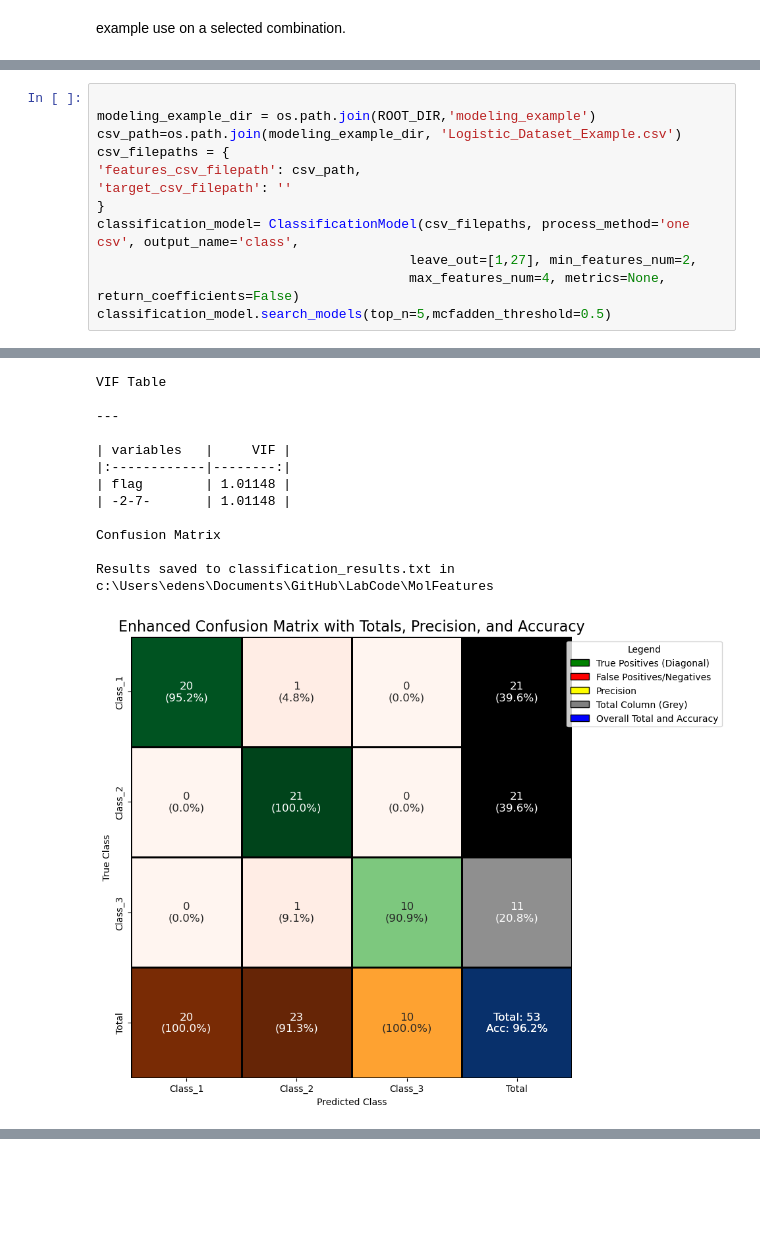
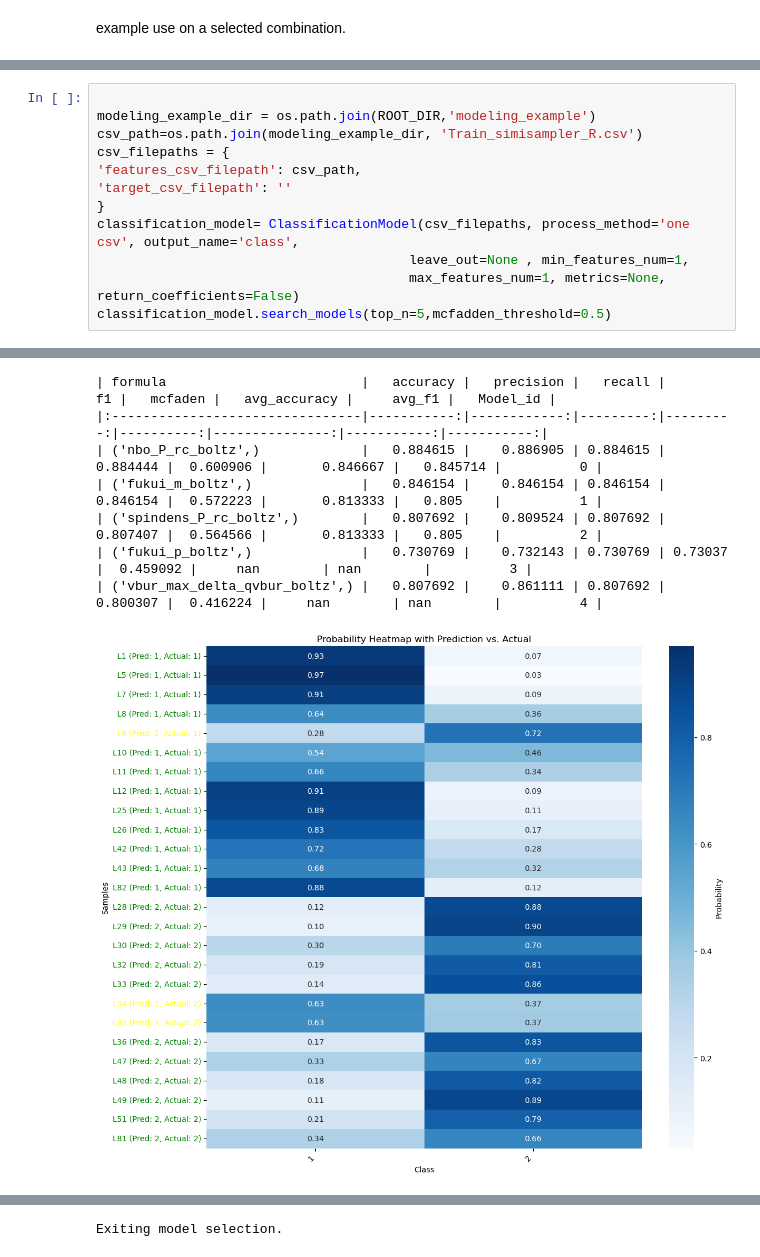
Before and after one commit to edenspec2/labcode_updated, a Jupyter notebook: Getting started with examples/Practical_Notebook_Modeling.ipynb, the cells around one changed output, grey strips where cells are left out. Drawn from its saved outputs; the diff is of its cells as text; blank space fills up the shorter version.

```diff
--- a/Getting started with examples/Practical_Notebook_Modeling.ipynb
+++ b/Getting started with examples/Practical_Notebook_Modeling.ipynb
@@ -91,13 +104,13 @@ Error during model fitting/prediction: 'predictions'
 # %%
 
 modeling_example_dir = os.path.join(ROOT_DIR,'modeling_example')
-csv_path=os.path.join(modeling_example_dir, 'Logistic_Dataset_Example.csv')
+csv_path=os.path.join(modeling_example_dir, 'Train_simisampler_R.csv')
 csv_filepaths = {
 'features_csv_filepath': csv_path,
 'target_csv_filepath': ''
 }
 classification_model= ClassificationModel(csv_filepaths, process_method='one csv', output_name='class',
-                                        leave_out=[1,27], min_features_num=2,
-                                        max_features_num=4, metrics=None, return_coefficients=False)
+                                        leave_out=None , min_features_num=1,
+                                        max_features_num=1, metrics=None, return_coefficients=False)
 classification_model.search_models(top_n=5,mcfadden_threshold=0.5)
 # %% [output]
@@ -129,13 +133,8 @@ Checking VIF values:
-VIF Table
-
----
-
-| variables   |     VIF |
-|:------------|--------:|
-| flag        | 1.01148 |
-| -2-7-       | 1.01148 |
-
-Confusion Matrix
-
-Results saved to classification_results.txt in c:\Users\edens\Documents\GitHub\LabCode\MolFeatures
+| formula                         |   accuracy |   precision |   recall |       f1 |   mcfaden |   avg_accuracy |     avg_f1 |   Model_id |
+|:--------------------------------|-----------:|------------:|---------:|---------:|----------:|---------------:|-----------:|-----------:|
+| ('nbo_P_rc_boltz',)             |   0.884615 |    0.886905 | 0.884615 | 0.884444 |  0.600906 |       0.846667 |   0.845714 |          0 |
+| ('fukui_m_boltz',)              |   0.846154 |    0.846154 | 0.846154 | 0.846154 |  0.572223 |       0.813333 |   0.805    |          1 |
+| ('spindens_P_rc_boltz',)        |   0.807692 |    0.809524 | 0.807692 | 0.807407 |  0.564566 |       0.813333 |   0.805    |          2 |
+| ('fukui_p_boltz',)              |   0.730769 |    0.732143 | 0.730769 | 0.73037  |  0.459092 |     nan        | nan        |          3 |
+| ('vbur_max_delta_qvbur_boltz',) |   0.807692 |    0.861111 | 0.807692 | 0.800307 |  0.416224 |     nan        | nan        |          4 |
-[figure, old version]
+[figure, new version]
@@ -146,0 +153 @@ Exiting model selection.
+Exiting model selection.
```
Also changed, not shown: parts of 4 cells of this notebook, 50 other files.
